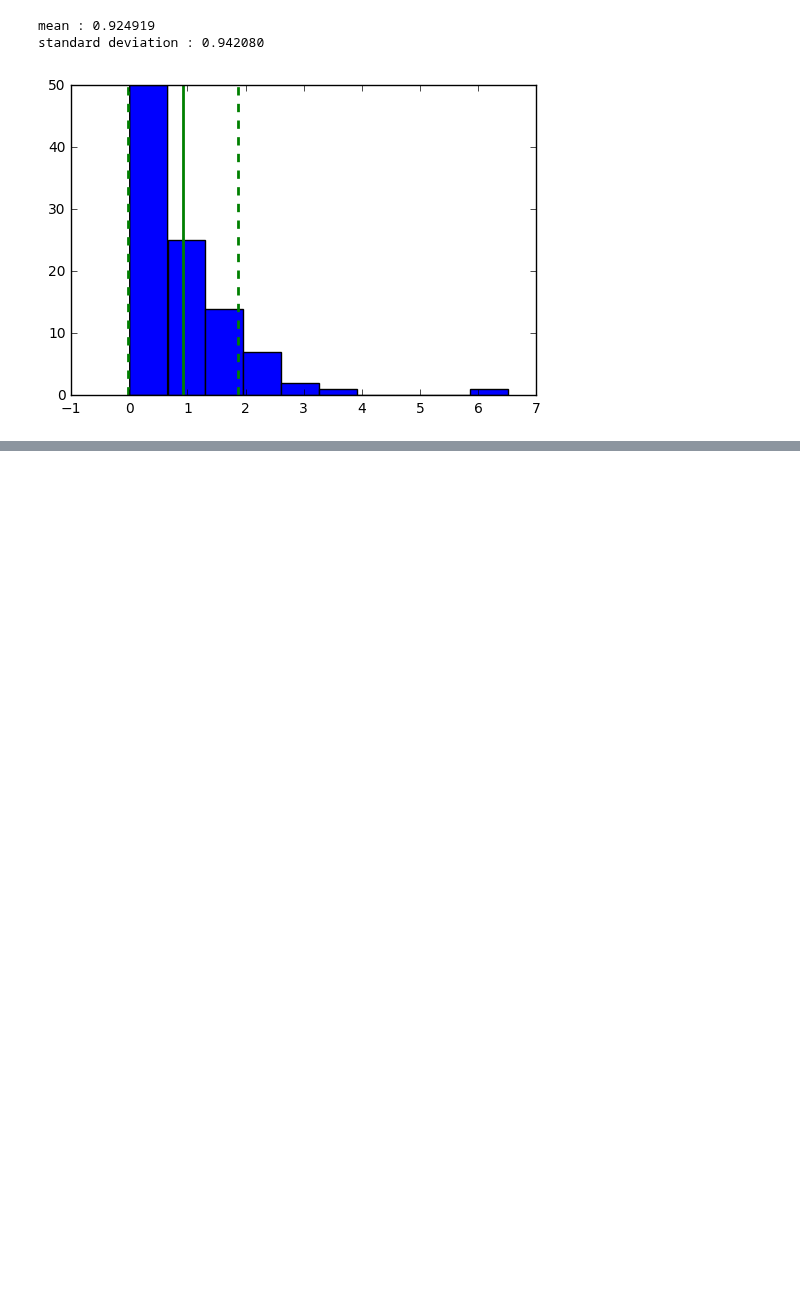
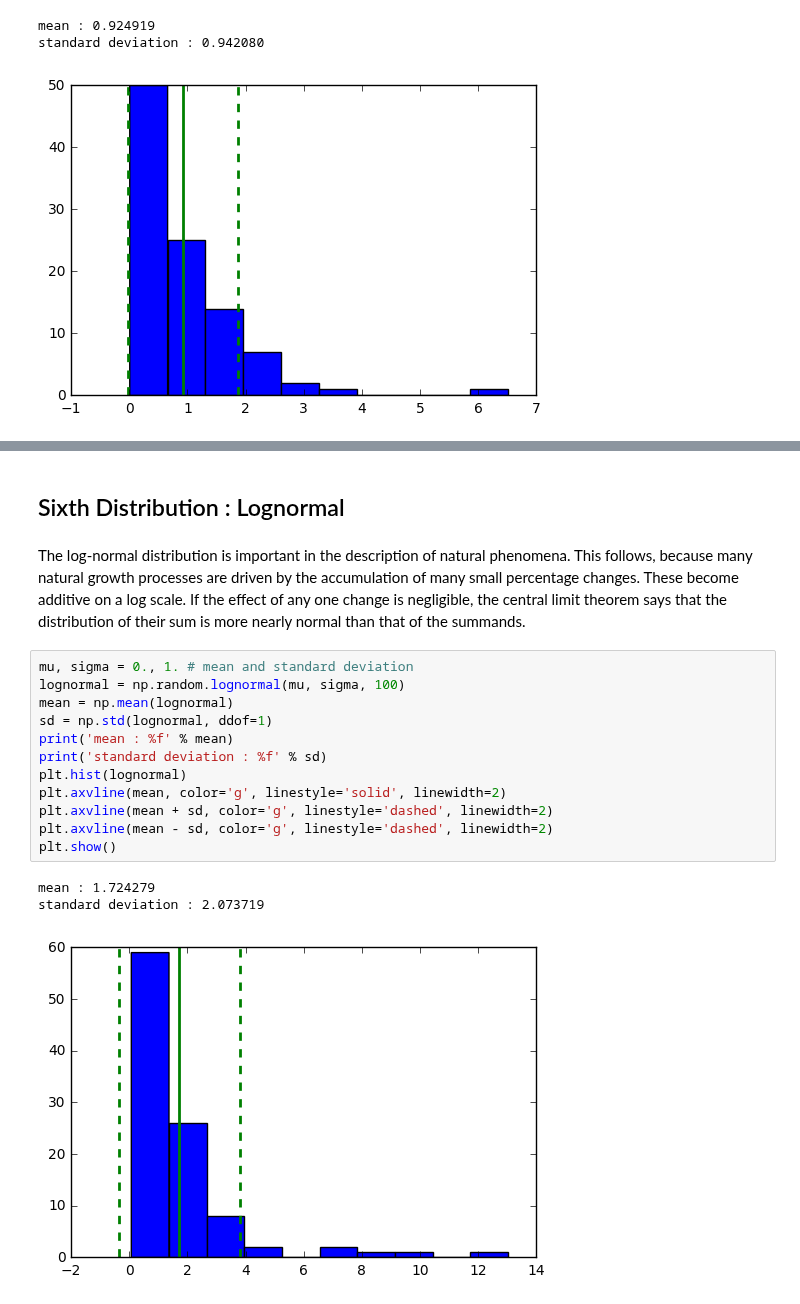
Before and after one commit to 315iah515/Thinkful-Notebooks, a Jupyter notebook: Prep/DRILL_DescriptiveStatistics&Normality.ipynb, the cells around one changed output, grey strips where cells are left out. Drawn from its saved outputs; the diff is of its cells as text; blank space fills up the shorter version.

Commit message:
added sixth distribution

```diff
--- a/Prep/DRILL_DescriptiveStatistics&Normality.ipynb
+++ b/Prep/DRILL_DescriptiveStatistics&Normality.ipynb
@@ -110,0 +131,20 @@ standard deviation : 0.942080
+# %% [markdown]
+## Sixth Distribution : Lognormal
+# %% [markdown]
+The log-normal distribution is important in the description of natural phenomena. This follows, because many natural growth processes are driven by the accumulation of many small percentage changes. These become additive on a log scale. If the effect of any one change is negligible, the central limit theorem says that the distribution of their sum is more nearly normal than that of the summands.
+# %%
+mu, sigma = 0., 1. # mean and standard deviation
+lognormal = np.random.lognormal(mu, sigma, 100)
+mean = np.mean(lognormal)
+sd = np.std(lognormal, ddof=1)
+print('mean : %f' % mean)
+print('standard deviation : %f' % sd)
+plt.hist(lognormal)
+plt.axvline(mean, color='g', linestyle='solid', linewidth=2)
+plt.axvline(mean + sd, color='g', linestyle='dashed', linewidth=2)
+plt.axvline(mean - sd, color='g', linestyle='dashed', linewidth=2)
+plt.show()
+# %% [output]
+mean : 1.724279
+standard deviation : 2.073719
+[figure, added]
```
Also changed, not shown: parts of 6 cells of this notebook.
